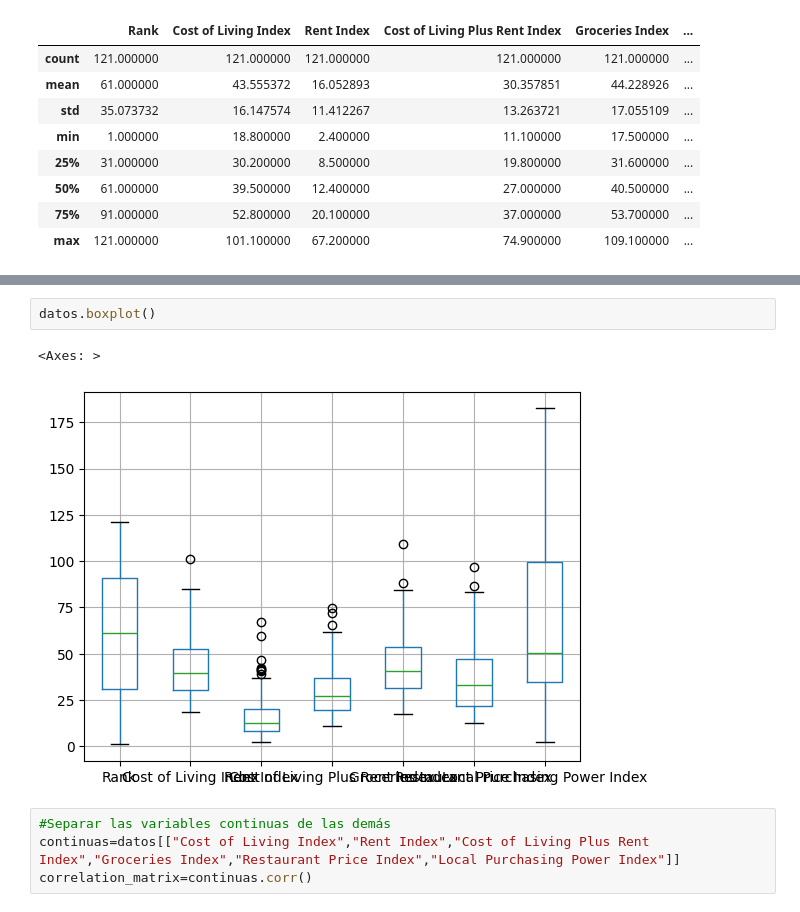
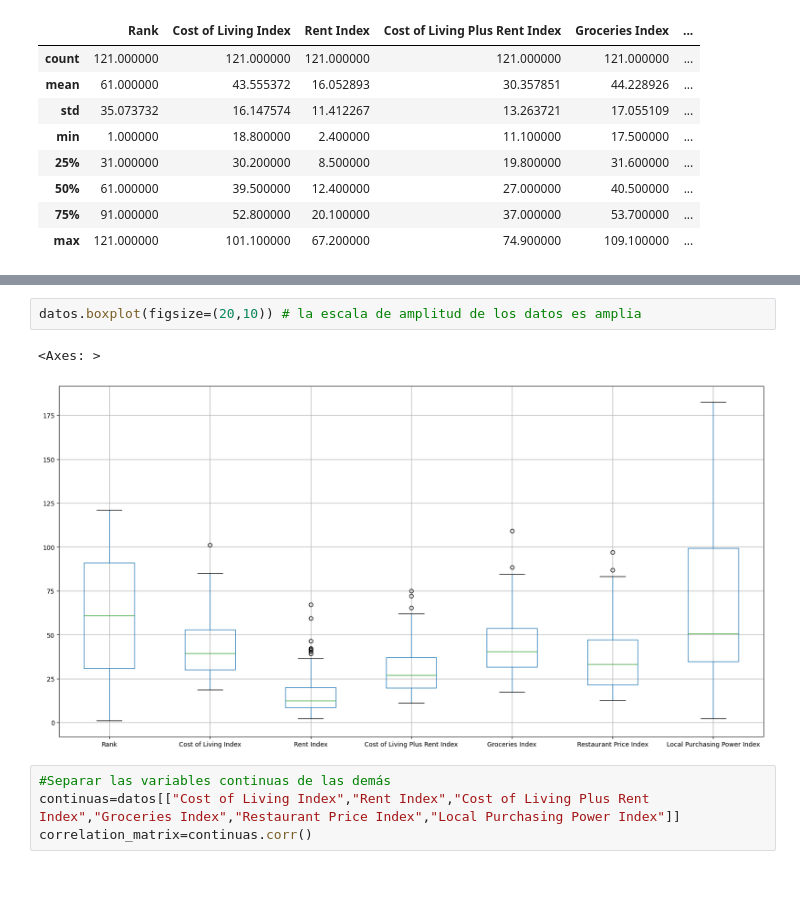
Before and after one commit to andreess891/AnalisisDescriptivo, a Jupyter notebook: TallerIntCienciaDatos/taller.ipynb, the cells around one changed output, grey strips where cells are left out. Drawn from its saved outputs; the diff is of its cells as text; blank space fills up the shorter version.

```diff
--- a/TallerIntCienciaDatos/taller.ipynb
+++ b/TallerIntCienciaDatos/taller.ipynb
@@ -108,8 +89,8 @@ memory usage: 8.6+ KB
-# %%
-datos.boxplot()
-# %% [output]
-<Axes: >
-[figure, removed]
+# %%
+datos.boxplot(figsize=(20,10)) # la escala de amplitud de los datos es amplia
+# %% [output]
+<Axes: >
+[figure, added]
 # %%
 #Separar las variables continuas de las demás
 continuas=datos[["Cost of Living Index","Rent Index","Cost of Living Plus Rent Index","Groceries Index","Restaurant Price Index","Local Purchasing Power Index"]]
```
Also changed, not shown: parts of 14 cells of this notebook, 2 other files.
